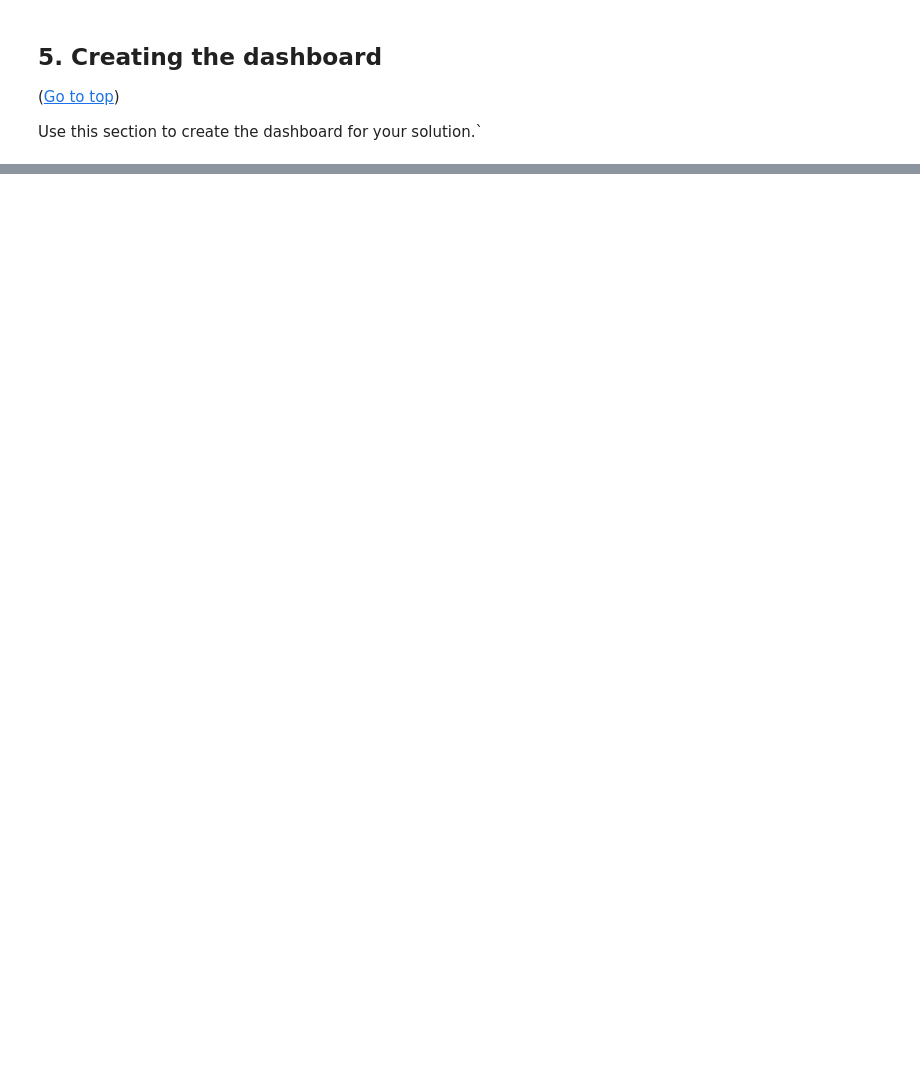
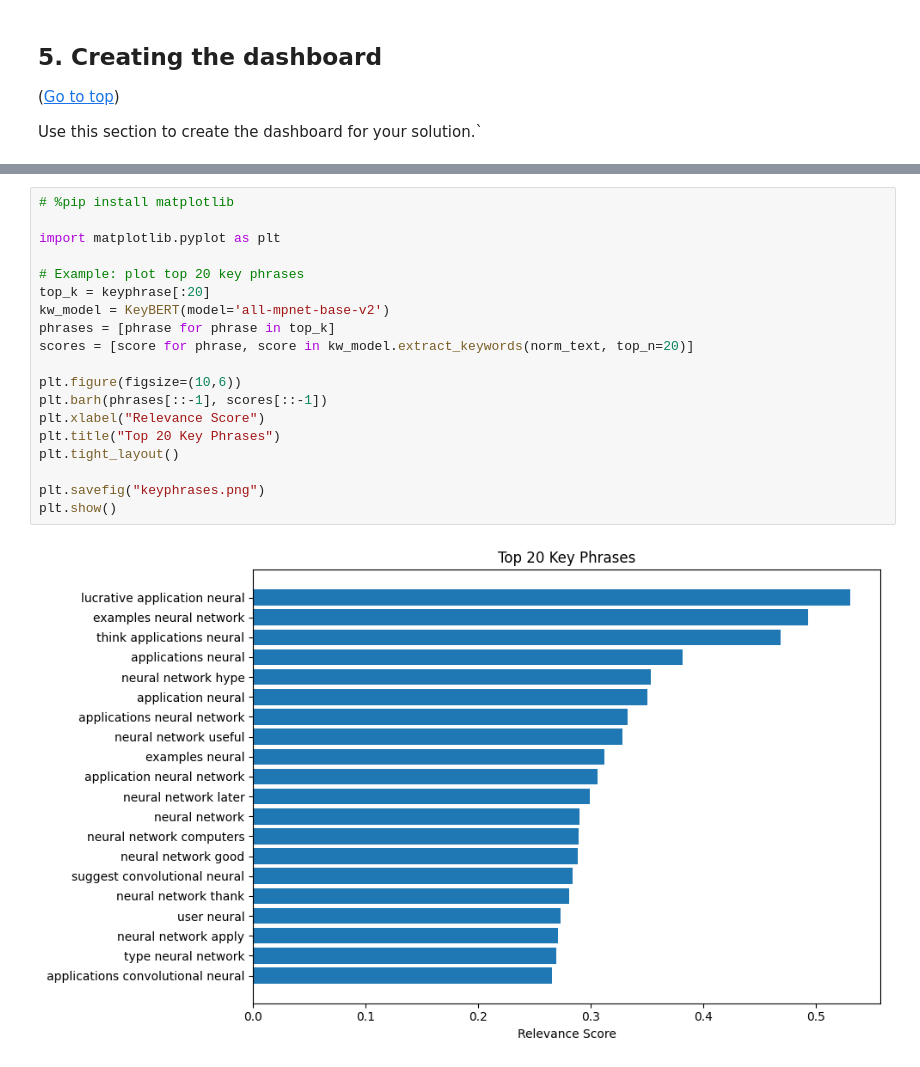
Before and after one commit to jhanvizala230/VideoTopicExtraction, a Jupyter notebook: topicExtraction.ipynb, the cells around one changed output, grey strips where cells are left out. Saved outputs shown, nothing was run; the diff lists cells and outputs as text; blank space fills up the shorter version.

```diff
--- a/topicExtraction.ipynb
+++ b/topicExtraction.ipynb
@@ -307,0 +297,21 @@ topic
+# %%
+# %pip install matplotlib
+
+import matplotlib.pyplot as plt
+
+# Example: plot top 20 key phrases
+top_k = keyphrase[:20]
+kw_model = KeyBERT(model='all-mpnet-base-v2')
+phrases = [phrase for phrase in top_k]
+scores = [score for phrase, score in kw_model.extract_keywords(norm_text, top_n=20)]
+
+plt.figure(figsize=(10,6))
+plt.barh(phrases[::-1], scores[::-1])
+plt.xlabel("Relevance Score")
+plt.title("Top 20 Key Phrases")
+plt.tight_layout()
+
+plt.savefig("keyphrases.png")
+plt.show()
+# %% [output]
+[figure, added]
```
Also changed, not shown: parts of 14 cells of this notebook, 15 other files.
